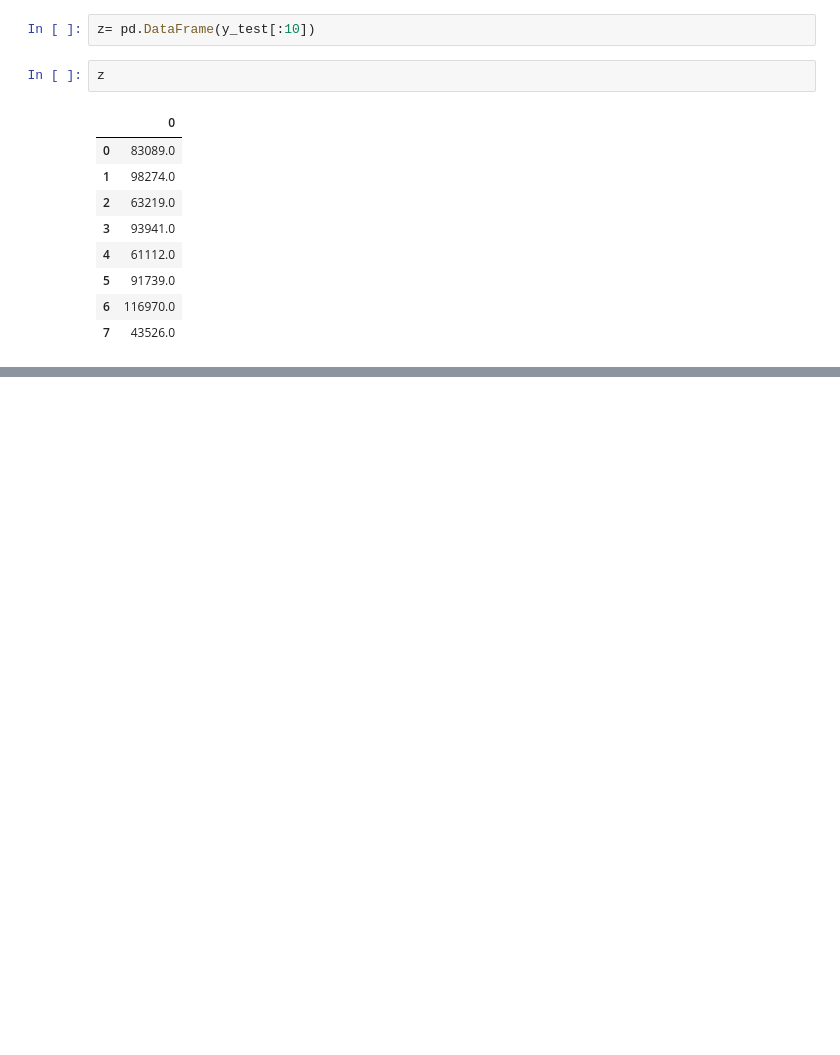
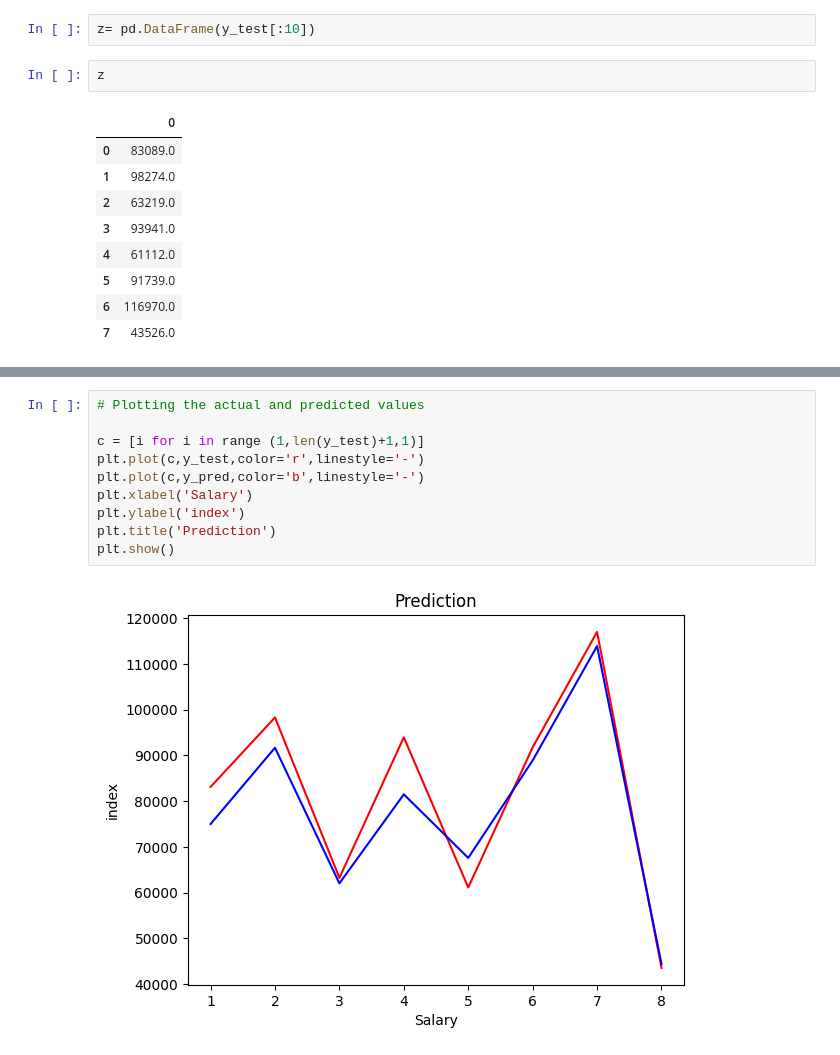
Before and after one commit to MoetezRadhouani/simple_salary_prediction, a Jupyter notebook: simple_salary_prediction.ipynb, the cells around one changed output, grey strips where cells are left out. Cells and saved outputs as stored; diff of their text form; blank space fills up the shorter version.

Commit message:
🎯 Project Completed: Salary Prediction Model Finalized 🚀

```diff
--- a/simple_salary_prediction.ipynb
+++ b/simple_salary_prediction.ipynb
@@ -225,0 +237,12 @@ plt.ylabel('count')
+# %%
+# Plotting the actual and predicted values
+
+c = [i for i in range (1,len(y_test)+1,1)]
+plt.plot(c,y_test,color='r',linestyle='-')
+plt.plot(c,y_pred,color='b',linestyle='-')
+plt.xlabel('Salary')
+plt.ylabel('index')
+plt.title('Prediction')
+plt.show()
+# %% [output]
+[figure, added]
```
Also changed, not shown: parts of 10 cells of this notebook.
